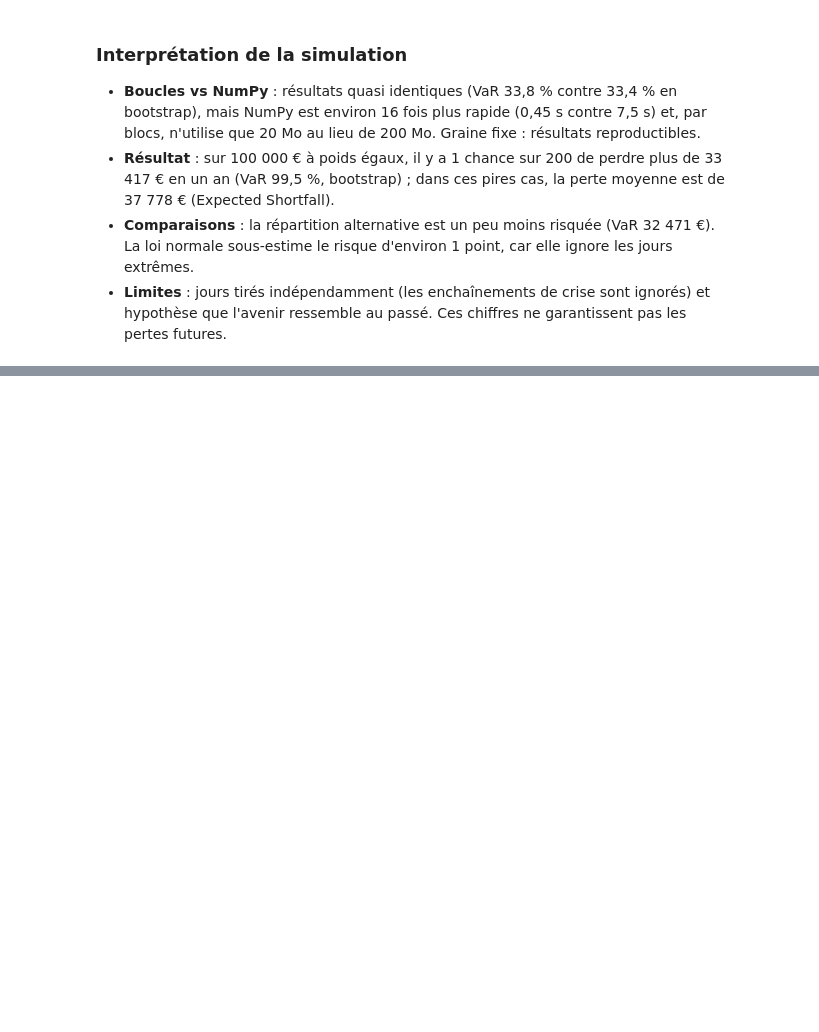
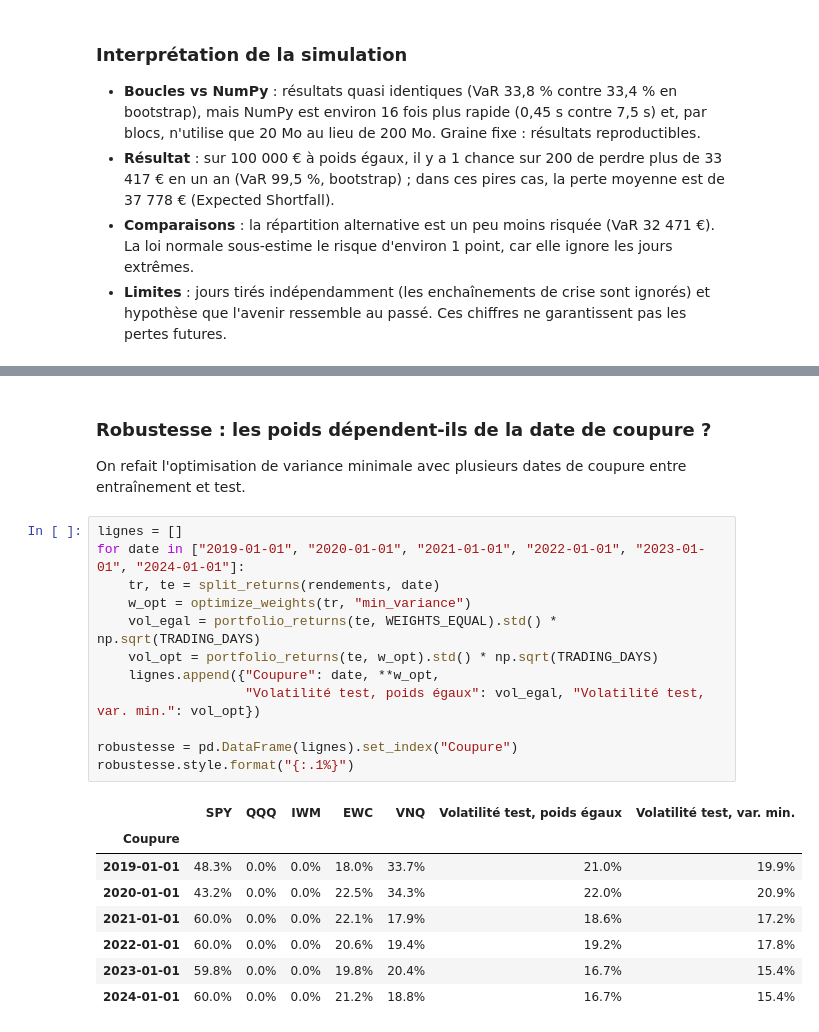
Before and after one commit to Lcharmille13/projet-final-python-portefeuille-multi-actifs-var-amerique-nord, a Jupyter notebook: notebooks/analyse_portefeuille.ipynb, the cells around one changed output, grey strips where cells are left out. Drawn from its saved outputs; the diff is of its cells as text; blank space fills up the shorter version.

Commit message:
Notebook exécuté avec les résultats de l'extension

```diff
--- a/notebooks/analyse_portefeuille.ipynb
+++ b/notebooks/analyse_portefeuille.ipynb
@@ -457,0 +590,24 @@ plt.show()
+# %% [markdown]
+### Robustesse : les poids dépendent-ils de la date de coupure ?
+On refait l'optimisation de variance minimale avec plusieurs dates de coupure entre entraînement et test.
+# %%
+lignes = []
+for date in ["2019-01-01", "2020-01-01", "2021-01-01", "2022-01-01", "2023-01-01", "2024-01-01"]:
+    tr, te = split_returns(rendements, date)
+    w_opt = optimize_weights(tr, "min_variance")
+    vol_egal = portfolio_returns(te, WEIGHTS_EQUAL).std() * np.sqrt(TRADING_DAYS)
+    vol_opt = portfolio_returns(te, w_opt).std() * np.sqrt(TRADING_DAYS)
+    lignes.append({"Coupure": date, **w_opt,
+                   "Volatilité test, poids égaux": vol_egal, "Volatilité test, var. min.": vol_opt})
+
+robustesse = pd.DataFrame(lignes).set_index("Coupure")
+robustesse.style.format("{:.1%}")
+# %% [output]
+|  | SPY | QQQ | IWM | EWC | VNQ | Volatilité test, poids égaux | Volatilité test, var. min. |
+| Coupure |  |  |  |  |  |  |  |
+| 2019-01-01 | 48.3% | 0.0% | 0.0% | 18.0% | 33.7% | 21.0% | 19.9% |
+| 2020-01-01 | 43.2% | 0.0% | 0.0% | 22.5% | 34.3% | 22.0% | 20.9% |
+| 2021-01-01 | 60.0% | 0.0% | 0.0% | 22.1% | 17.9% | 18.6% | 17.2% |
+| 2022-01-01 | 60.0% | 0.0% | 0.0% | 20.6% | 19.4% | 19.2% | 17.8% |
+| 2023-01-01 | 59.8% | 0.0% | 0.0% | 19.8% | 20.4% | 16.7% | 15.4% |
+| 2024-01-01 | 60.0% | 0.0% | 0.0% | 21.2% | 18.8% | 16.7% | 15.4% |
```
Also changed, not shown: parts of 14 cells of this notebook.
